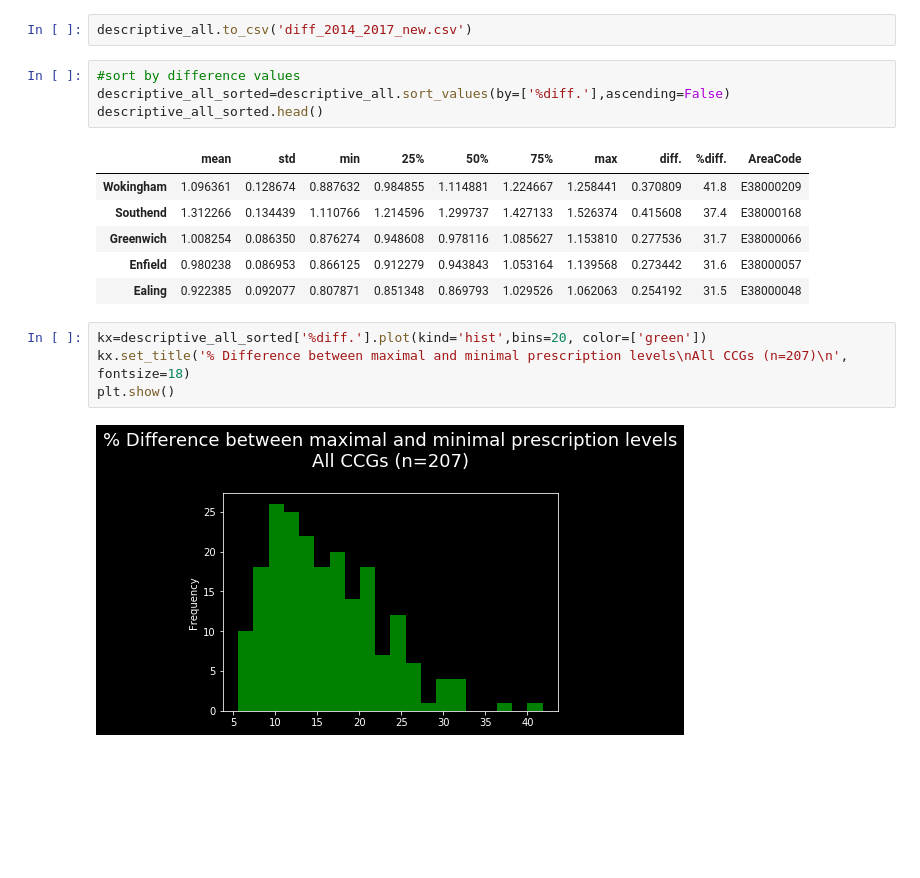
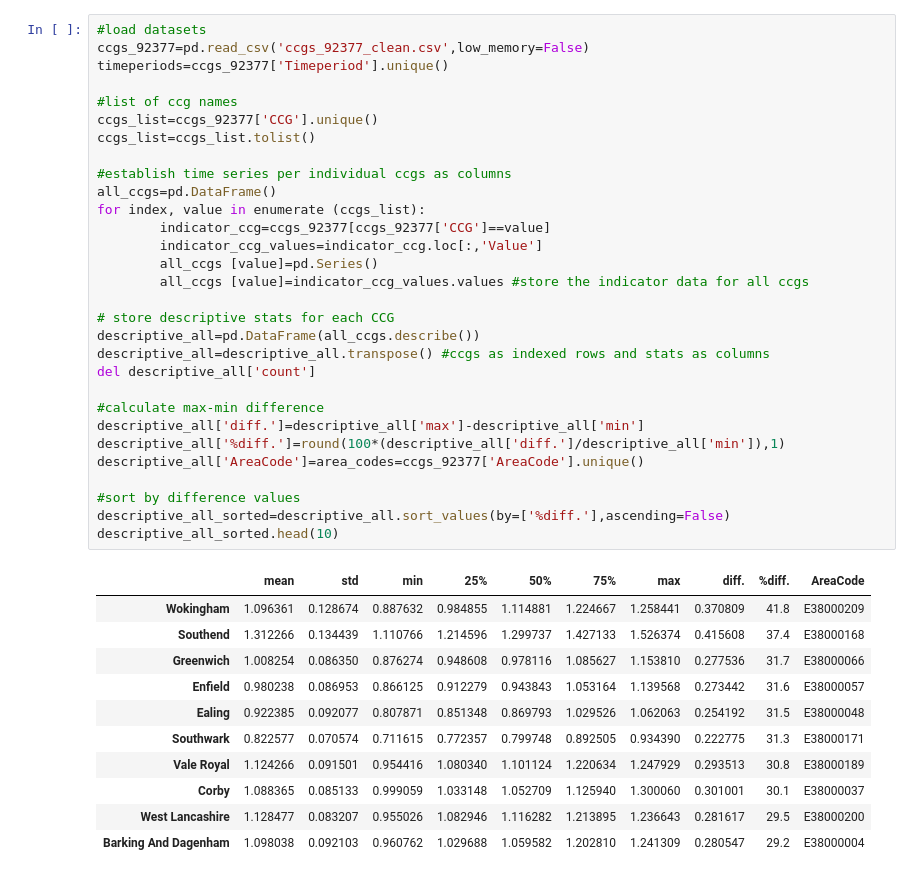
Before and after one commit to ronyarmon/AMR, a Jupyter notebook: preparation&calculations/reduction.ipynb, the cells around one changed output. Cells and saved outputs as stored; diff of their text form; blank space fills up the shorter version.

```diff
--- a/preparation&calculations/reduction.ipynb
+++ b/preparation&calculations/reduction.ipynb
@@ -66,19 +15,42 @@ descriptive_all.head(10)
-# %%
-descriptive_all.to_csv('diff_2014_2017_new.csv')
-# %%
-#sort by difference values
-descriptive_all_sorted=descriptive_all.sort_values(by=['%diff.'],ascending=False)
-descriptive_all_sorted.head()
-# %% [output]
-|  | mean | std | min | 25% | 50% | 75% | max | diff. | %diff. | AreaCode |
-| Wokingham | 1.096361 | 0.128674 | 0.887632 | 0.984855 | 1.114881 | 1.224667 | 1.258441 | 0.370809 | 41.8 | E38000209 |
-| Southend | 1.312266 | 0.134439 | 1.110766 | 1.214596 | 1.299737 | 1.427133 | 1.526374 | 0.415608 | 37.4 | E38000168 |
-| Greenwich | 1.008254 | 0.086350 | 0.876274 | 0.948608 | 0.978116 | 1.085627 | 1.153810 | 0.277536 | 31.7 | E38000066 |
-| Enfield | 0.980238 | 0.086953 | 0.866125 | 0.912279 | 0.943843 | 1.053164 | 1.139568 | 0.273442 | 31.6 | E38000057 |
-| Ealing | 0.922385 | 0.092077 | 0.807871 | 0.851348 | 0.869793 | 1.029526 | 1.062063 | 0.254192 | 31.5 | E38000048 |
-# %%
-kx=descriptive_all_sorted['%diff.'].plot(kind='hist',bins=20, color=['green'])
-kx.set_title('% Difference between maximal and minimal prescription levels\nAll CCGs (n=207)\n', fontsize=18)
-plt.show()
-# %% [output]
-[figure, removed]
+# %%
+#load datasets
+ccgs_92377=pd.read_csv('ccgs_92377_clean.csv',low_memory=False)
+timeperiods=ccgs_92377['Timeperiod'].unique()
+
+#list of ccg names
+ccgs_list=ccgs_92377['CCG'].unique()
+ccgs_list=ccgs_list.tolist()
+
+#establish time series per individual ccgs as columns
+all_ccgs=pd.DataFrame()
+for index, value in enumerate (ccgs_list):
+        indicator_ccg=ccgs_92377[ccgs_92377['CCG']==value]
+        indicator_ccg_values=indicator_ccg.loc[:,'Value']
+        all_ccgs [value]=pd.Series()
+        all_ccgs [value]=indicator_ccg_values.values #store the indicator data for all ccgs
+
+# store descriptive stats for each CCG
+descriptive_all=pd.DataFrame(all_ccgs.describe())
+descriptive_all=descriptive_all.transpose() #ccgs as indexed rows and stats as columns
+del descriptive_all['count']
+
+#calculate max-min difference
+descriptive_all['diff.']=descriptive_all['max']-descriptive_all['min']
+descriptive_all['%diff.']=round(100*(descriptive_all['diff.']/descriptive_all['min']),1)
+descriptive_all['AreaCode']=area_codes=ccgs_92377['AreaCode'].unique()
+
+#sort by difference values
+descriptive_all_sorted=descriptive_all.sort_values(by=['%diff.'],ascending=False)
+descriptive_all_sorted.head(10)
+# %% [output]
+|  | mean | std | min | 25% | 50% | 75% | max | diff. | %diff. | AreaCode |
+| Wokingham | 1.096361 | 0.128674 | 0.887632 | 0.984855 | 1.114881 | 1.224667 | 1.258441 | 0.370809 | 41.8 | E38000209 |
+| Southend | 1.312266 | 0.134439 | 1.110766 | 1.214596 | 1.299737 | 1.427133 | 1.526374 | 0.415608 | 37.4 | E38000168 |
+| Greenwich | 1.008254 | 0.086350 | 0.876274 | 0.948608 | 0.978116 | 1.085627 | 1.153810 | 0.277536 | 31.7 | E38000066 |
+| Enfield | 0.980238 | 0.086953 | 0.866125 | 0.912279 | 0.943843 | 1.053164 | 1.139568 | 0.273442 | 31.6 | E38000057 |
+| Ealing | 0.922385 | 0.092077 | 0.807871 | 0.851348 | 0.869793 | 1.029526 | 1.062063 | 0.254192 | 31.5 | E38000048 |
+| Southwark | 0.822577 | 0.070574 | 0.711615 | 0.772357 | 0.799748 | 0.892505 | 0.934390 | 0.222775 | 31.3 | E38000171 |
+| Vale Royal | 1.124266 | 0.091501 | 0.954416 | 1.080340 | 1.101124 | 1.220634 | 1.247929 | 0.293513 | 30.8 | E38000189 |
+| Corby | 1.088365 | 0.085133 | 0.999059 | 1.033148 | 1.052709 | 1.125940 | 1.300060 | 0.301001 | 30.1 | E38000037 |
+| West Lancashire | 1.128477 | 0.083207 | 0.955026 | 1.082946 | 1.116282 | 1.213895 | 1.236643 | 0.281617 | 29.5 | E38000200 |
+| Barking And Dagenham | 1.098038 | 0.092103 | 0.960762 | 1.029688 | 1.059582 | 1.202810 | 1.241309 | 0.280547 | 29.2 | E38000004 |
```
Also changed, not shown: parts of 35 cells of this notebook, 2 other files.
